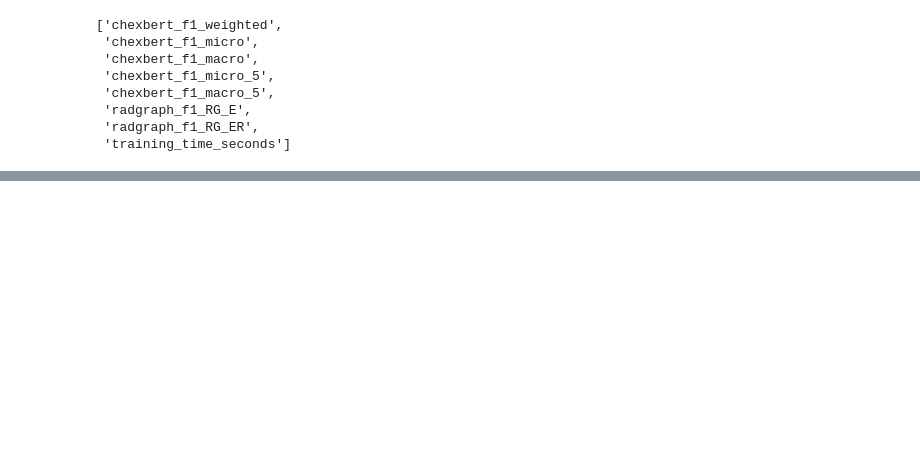
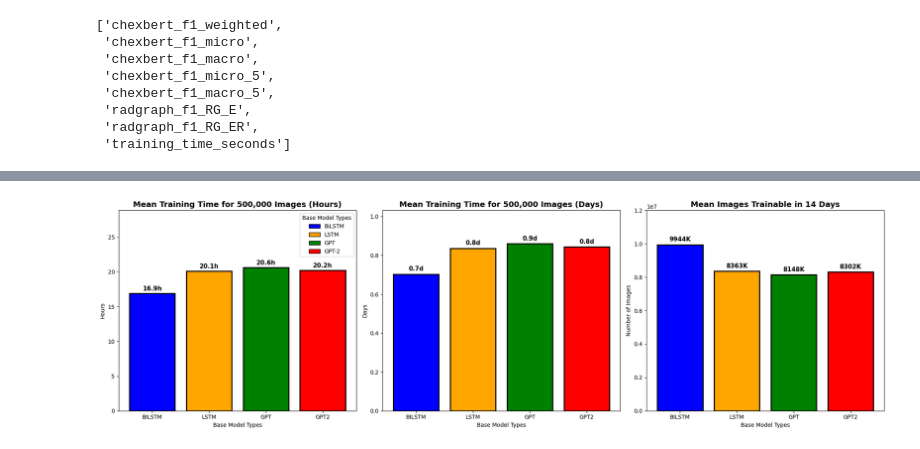
Before and after one commit to devMuniz02/UDEM-CXR-Reporting-Thesis-2025, a Jupyter notebook: lstm-vs-gpt/comparison_results.ipynb, the cells around one changed output, grey strips where cells are left out. Drawn from its saved outputs; the diff is of its cells as text; code cells hidden in the pictures; blank space fills up the shorter version.

```diff
--- a/lstm-vs-gpt/comparison_results.ipynb
+++ b/lstm-vs-gpt/comparison_results.ipynb
@@ -102,0 +540,100 @@ plt.show()
+# %%
+# Create visualization showing only base model means with solid colors
+fig, axes = plt.subplots(1, 3, figsize=(20, 6))
+
+# Calculate means for each base model
+base_model_data = []
+for base_model in ['BILSTM', 'LSTM', 'GPT', 'GPT2']:
+    model_data = df_estimations[df_estimations['Base Model'] == base_model]
+
+    mean_hours = model_data['Estimated Time for 500K images (hours)'].mean()
+    mean_days = model_data['Estimated Time for 500K images (days)'].mean()
+    mean_time_per_image = model_data['Time per Image (s)'].mean()
+
+    # Calculate mean 14-day capacity
+    mean_images_14_days = int((14 * 24 * 3600) / mean_time_per_image)
+
+    base_model_data.append({
+        'Base Model': base_model,
+        'Mean Hours (500K)': mean_hours,
+        'Mean Days (500K)': mean_days,
+        'Mean Images (14 days)': mean_images_14_days
+    })
+
+base_df = pd.DataFrame(base_model_data)
+
+# Colors for base models - solid colors only
+base_model_colors = ['blue', 'orange', 'green', 'red']
+base_models = base_df['Base Model'].tolist()
+
+# Plot 1: Training time in hours for 500K images
+ax1 = axes[0]
+hours_data = base_df['Mean Hours (500K)'].tolist()
+max_hours_mean = max(hours_data)
+ax1.set_ylim(0, max_hours_mean * 1.4)
+bars1 = ax1.bar(base_models, hours_data, color=base_model_colors, alpha=1.0, edgecolor='black', linewidth=2)
+
+ax1.set_title('Mean Training Time for 500,000 Images (Hours)', fontsize=14, fontweight='bold')
+ax1.set_xlabel('Base Model Types')
+ax1.set_ylabel('Hours')
+
+# Add value labels on bars
+for i, hour_val in enumerate(hours_data):
+    ax1.text(i, hour_val + max(hours_data) * 0.02, f'{hour_val:.1f}h', ha='center', fontsize=11, fontweight='bold')
+
+# Plot 2: Training time in days for 500K images
+ax2 = axes[1]
+days_data = base_df['Mean Days (500K)'].tolist()
+max_days_mean = max(days_data)
+ax2.set_ylim(0, max_days_mean * 1.2)
+bars2 = ax2.bar(base_models, days_data, color=base_model_colors, alpha=1.0, edgecolor='black', linewidth=2)
+
+ax2.set_title('Mean Training Time for 500,000 Images (Days)', fontsize=14, fontweight='bold')
+ax2.set_xlabel('Base Model Types')
+ax2.set_ylabel('Days')
+
+# Add value labels on bars
+for i, day_val in enumerate(days_data):
+    ax2.text(i, day_val + max(days_data) * 0.02, f'{day_val:.1f}d', ha='center', fontsize=11, fontweight='bold')
+
+# Plot 3: Number of images trainable in 14 days
+ax3 = axes[2]
+images_data = base_df['Mean Images (14 days)'].tolist()
+bars3 = ax3.bar(base_models, images_data, color=base_model_colors, alpha=1.0, edgecolor='black', linewidth=2)
+
+ax3.set_title('Mean Images Trainable in 14 Days', fontsize=14, fontweight='bold')
+ax3.set_xlabel('Base Model Types')
+ax3.set_ylabel('Number of Images')
+
+# Set y-axis to 100k increments
+max_images_mean = max(images_data)
+y_max = ((max_images_mean // 100000) + 1) * 100000
+ax3.set_ylim(0, y_max * 1.2)
+
+# Add value labels on bars
+for i, img_count in enumerate(images_data):
+    ax3.text(i, img_count + max_images_mean * 0.02, f'{int(img_count/1000)}K', ha='center', fontsize=11, fontweight='bold')
+
+# Add simple legend showing model colors
+model_handles = [
+    plt.Rectangle((0,0),1,1, facecolor='blue', edgecolor='black', label='BiLSTM'),
+    plt.Rectangle((0,0),1,1, facecolor='orange', edgecolor='black', label='LSTM'),
+    plt.Rectangle((0,0),1,1, facecolor='green', edgecolor='black', label='GPT'),
+    plt.Rectangle((0,0),1,1, facecolor='red', edgecolor='black', label='GPT-2')
+]
+
+# Add legend to the first plot
+axes[0].legend(handles=model_handles, loc='upper right', title='Base Model Types', fontsize=10)
+
+plt.tight_layout()
+plt.show()
+
+# Print summary table
+print("\nBase Model Performance Summary (Mean Values):")
+print("=" * 70)
+print(f"{'Model':<8} | {'Hours (500K)':<12} | {'Days (500K)':<11} | {'Images (14d)':<12}")
+print("-" * 70)
+for _, row in base_df.iterrows():
+    print(f"{row['Base Model']:<8} | {row['Mean Hours (500K)']:>10.1f}h | {row['Mean Days (500K)']:>9.1f}d | {row['Mean Images (14 days)']:>10,}")
+# %% [output]
+[figure, added]
```
Also changed, not shown: parts of 6 cells of this notebook, 4 other files.
